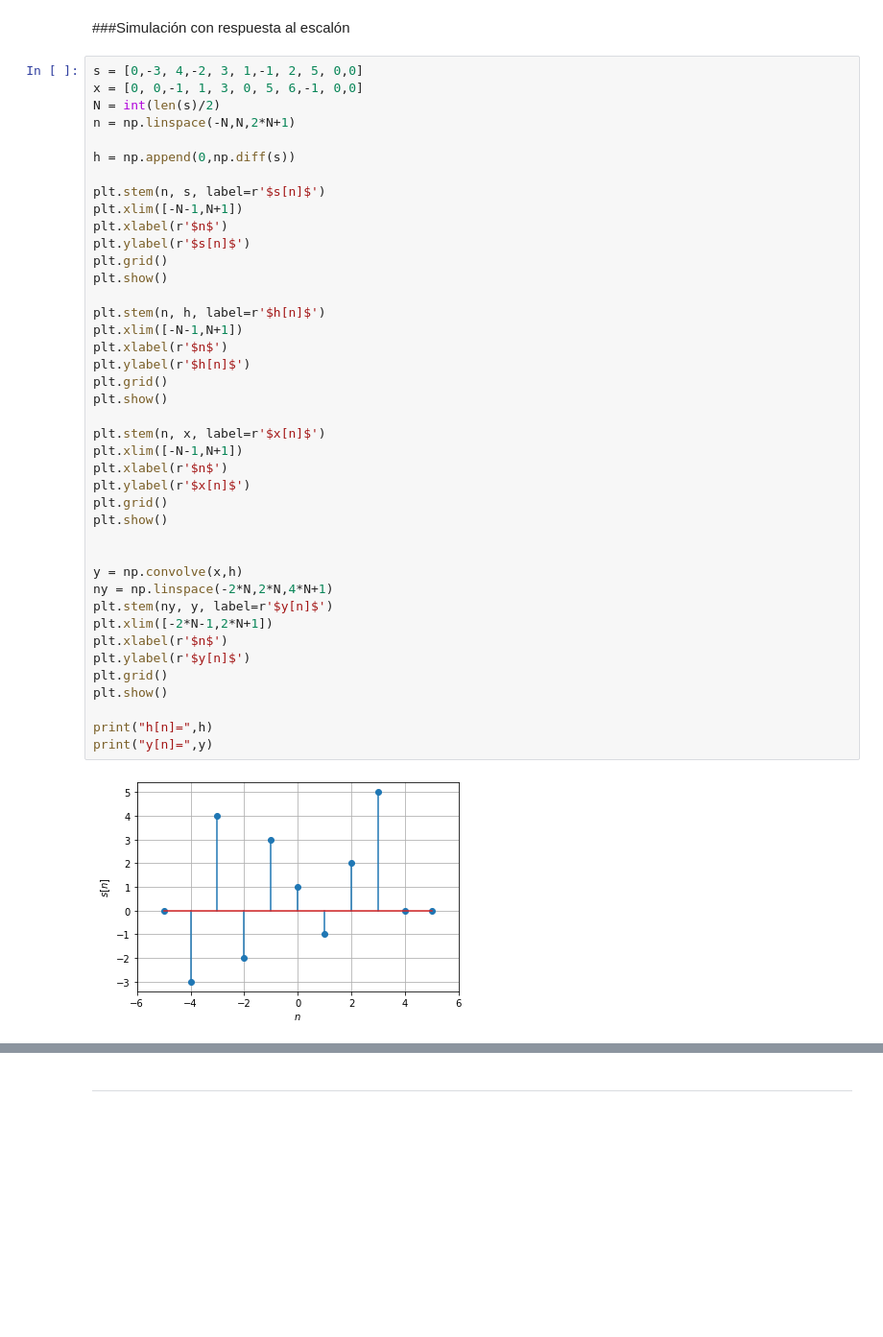
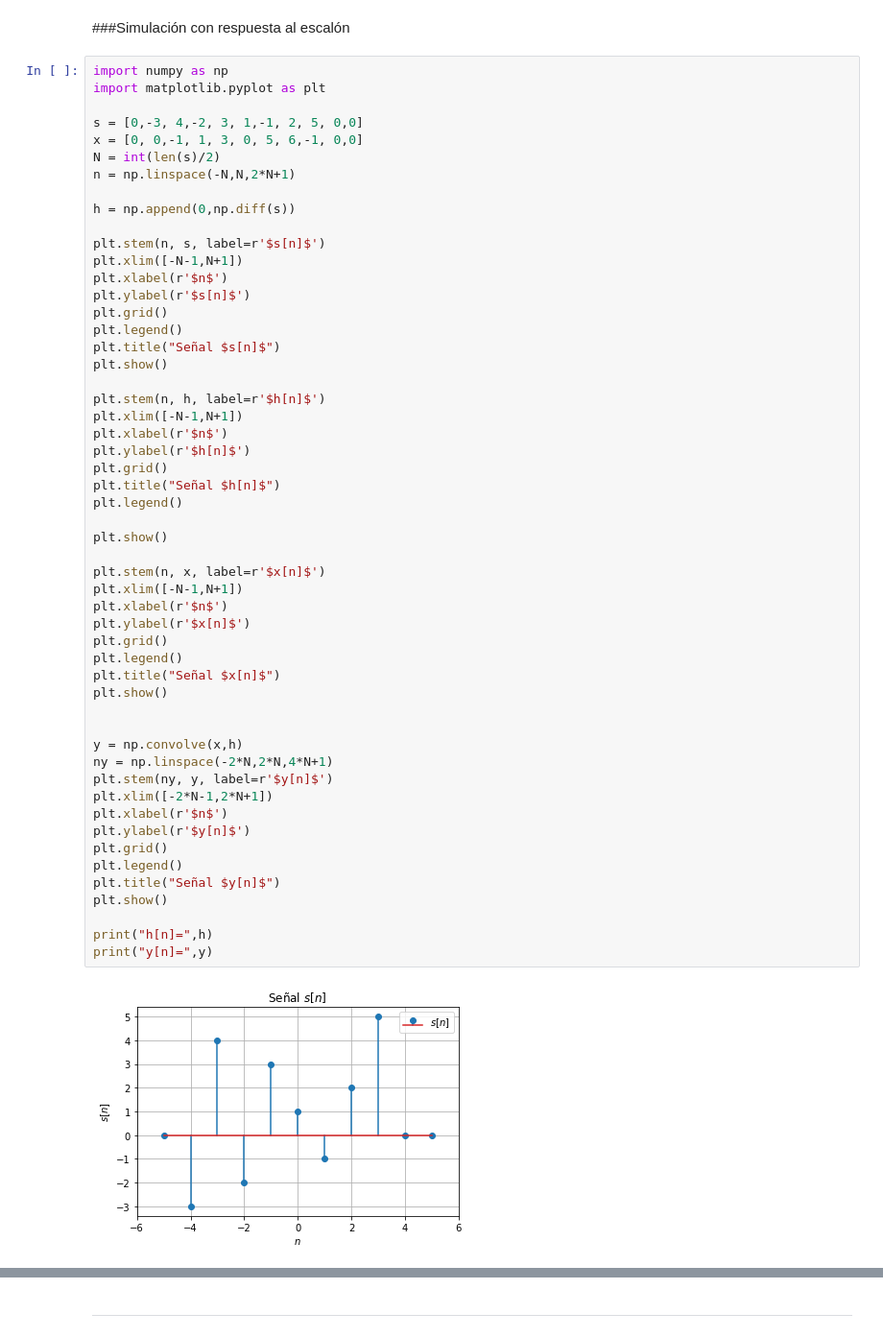
Before and after one commit to aguaranguay/se-ales, a Jupyter notebook: Taller1.ipynb, the cells around one changed output, grey strips where cells are left out. Shown at 96% size. Drawn from its saved outputs; the diff is of its cells as text; blank space fills up the shorter version.

```diff
--- a/Taller1.ipynb
+++ b/Taller1.ipynb
@@ -1900,6 +1907,9 @@ y[n]= [ -1   3   1  -7   7  -2 -16   7   1  -7   1   0   0]
 # %% [markdown]
 ###Simulación con respuesta al escalón
 # %%
+import numpy as np
+import matplotlib.pyplot as plt
+
 s = [0,-3, 4,-2, 3, 1,-1, 2, 5, 0,0]
 x = [0, 0,-1, 1, 3, 0, 5, 6,-1, 0,0]
 N = int(len(s)/2)
@@ -1912,33 +1922,42 @@ plt.xlim([-N-1,N+1])
 plt.xlabel(r'$n$')
 plt.ylabel(r'$s[n]$')
 plt.grid()
+plt.legend()
+plt.title("Señal $s[n]$")
 plt.show()
 
 plt.stem(n, h, label=r'$h[n]$')
 plt.xlim([-N-1,N+1])
 plt.xlabel(r'$n$')
 plt.ylabel(r'$h[n]$')
 plt.grid()
+plt.title("Señal $h[n]$")
+plt.legend()
+
 plt.show()
 
 plt.stem(n, x, label=r'$x[n]$')
 plt.xlim([-N-1,N+1])
 plt.xlabel(r'$n$')
 plt.ylabel(r'$x[n]$')
 plt.grid()
+plt.legend()
+plt.title("Señal $x[n]$")
 plt.show()
 
 
 y = np.convolve(x,h)
 ny = np.linspace(-2*N,2*N,4*N+1)
 plt.stem(ny, y, label=r'$y[n]$')
 plt.xlim([-2*N-1,2*N+1])
 plt.xlabel(r'$n$')
 plt.ylabel(r'$y[n]$')
 plt.grid()
+plt.legend()
+plt.title("Señal $y[n]$")
 plt.show()
 
 print("h[n]=",h)
 print("y[n]=",y)
 # %% [output]
-[figure, old version]
+[figure, new version]
```
Also changed, not shown: parts of 9 cells of this notebook.
